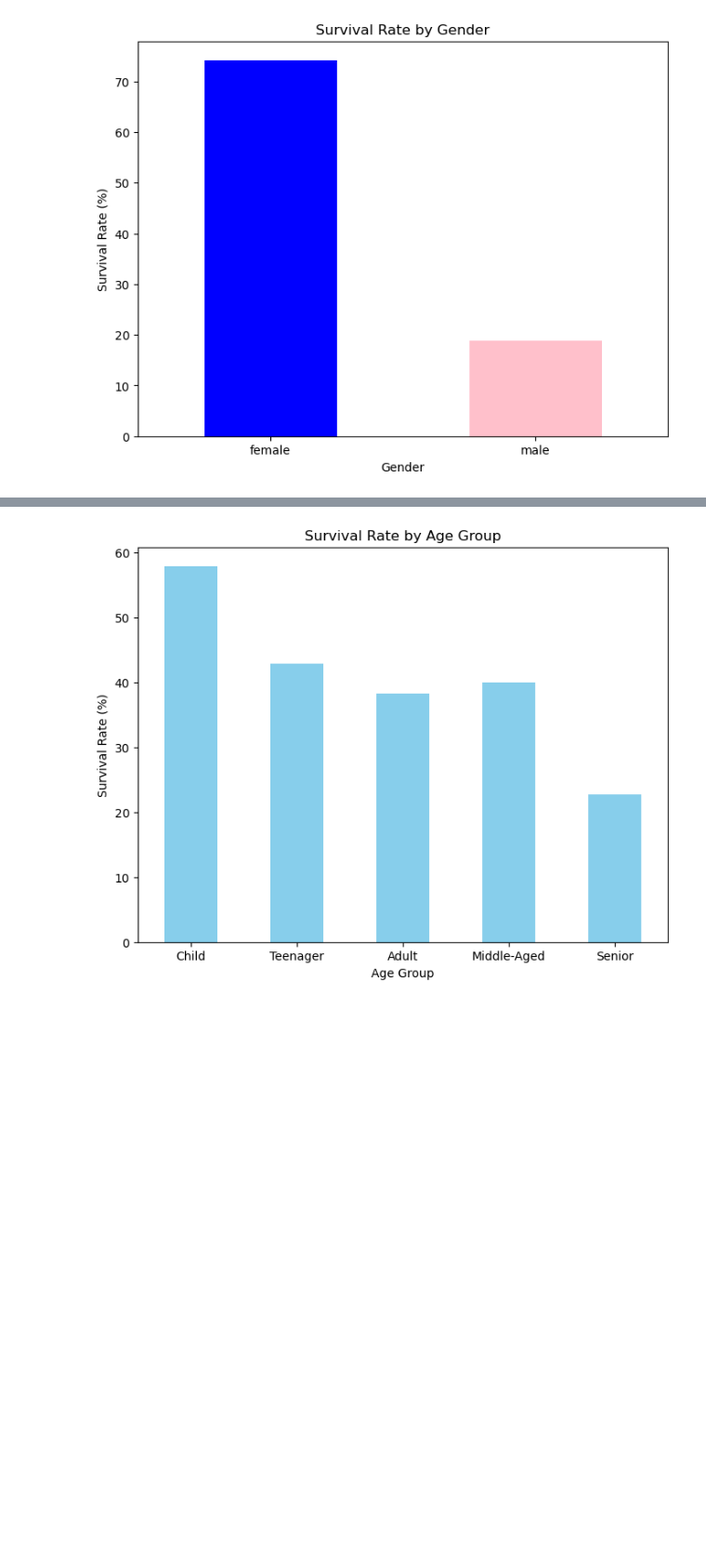
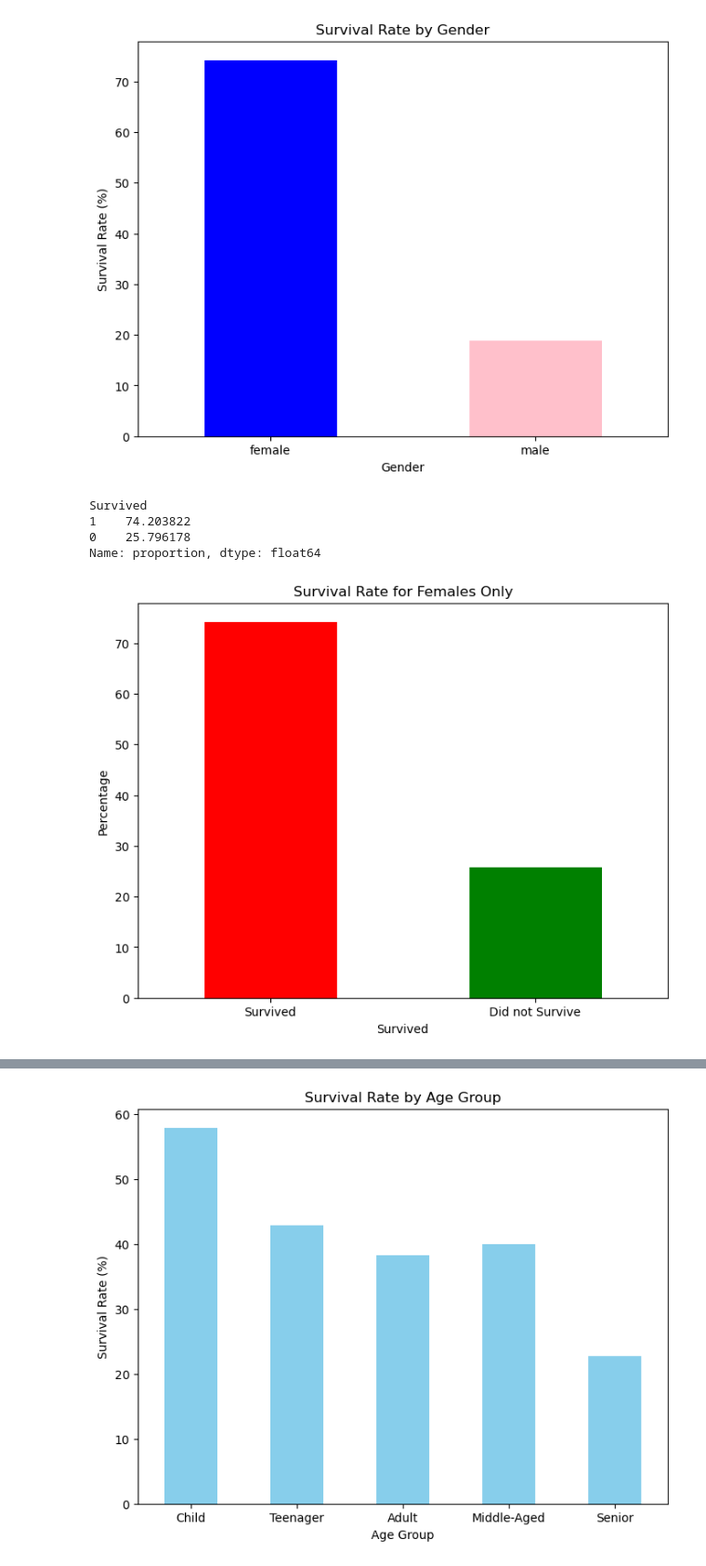
Before and after one commit to abbyawesome/DATA6550_VisualizationsProject, a Jupyter notebook: Code/Tippett/Visualization.ipynb, the cells around one changed output, grey strips where cells are left out. Shown at 93% size. Saved outputs shown, nothing was run; the diff lists cells and outputs as text; code cells hidden in the pictures; blank space fills up the shorter version.

```diff
--- a/Code/Tippett/Visualization.ipynb
+++ b/Code/Tippett/Visualization.ipynb
@@ -104,6 +178,29 @@ plt.xticks(rotation=0)
 plt.show()
 # %% [output]
 [figure]
+# %%
+# Filter the data for females only
+female_data = df[df['Sex'] == 'female']
+
+# Calculate the survival rate for females only
+female_survival_rate = female_data['Survived'].value_counts(normalize=True) * 100
+female_survival_rate
+# %% [output]
+Survived
+1    74.203822
+0    25.796178
+Name: proportion, dtype: float64
+# %%
+#Plot
+plt.figure(figsize=(8, 6))
+female_survival_rate.plot(kind='bar', color=['red', 'green'])
+plt.title('Survival Rate for Females Only')
+plt.xlabel('Survived')
+plt.ylabel('Percentage')
+plt.xticks(ticks=[0, 1], labels=['Survived', 'Did not Survive'], rotation=0)
+plt.show()
+# %% [output]
+[figure, added]
 # %%
 #Class
 survived_by_class = df.groupby('Pclass')['Survived'].mean() * 100
```
Also changed, not shown: parts of 20 cells of this notebook, 1 other file.
